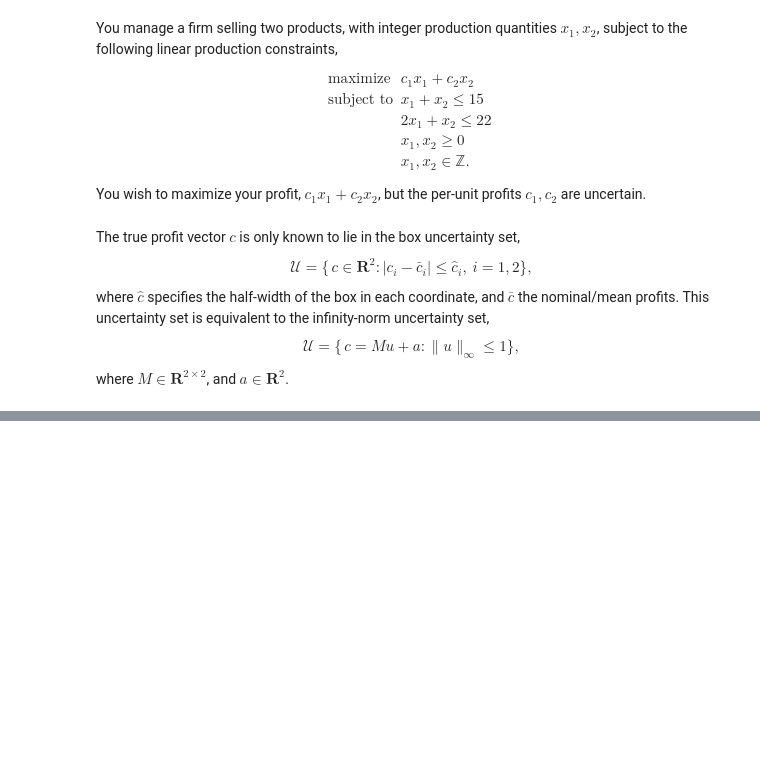
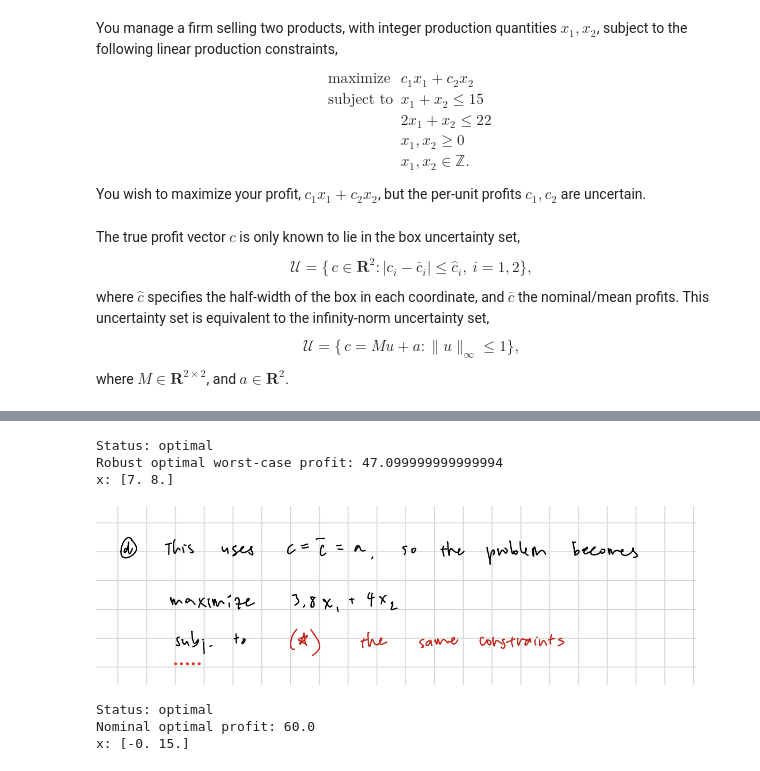
Before and after one commit to andygcui/orf307_pset8, a Jupyter notebook: Homework 8.ipynb, the cells around one changed output, grey strips where cells are left out. Saved outputs shown, nothing was run; the diff lists cells and outputs as text; code cells hidden in the pictures; blank space fills up the shorter version.

```diff
--- a/Homework 8.ipynb
+++ b/Homework 8.ipynb
@@ -118,0 +114,53 @@ e) Solve the LP relaxation of the nominal problem (from part (d)) using cvxpy. P
+# %%
+import cvxpy as cp
+import numpy as np
+
+a = np.array([3.8, 4.0])
+M = np.array([[0.5, 0.0],
+              [0.0, 1.0]])
+
+x = cp.Variable(2, integer=True)
+
+objective = cp.Maximize(a @ x - cp.norm(M.T @ x, 1))
+
+constraints = [
+    x[0] + x[1] <= 15,
+    2*x[0] + x[1] <= 22,
+    x >= 0
+]
+
+prob = cp.Problem(objective, constraints)
+prob.solve(solver=cp.SCIPY)
+
+print("Status:", prob.status)
+print("Robust optimal worst-case profit:", prob.value)
+print("x:", np.round(x.value))
+# %% [output]
+Status: optimal
+Robust optimal worst-case profit: 47.099999999999994
+x: [7. 8.]
+# %%
+display(Image("3d.png", width=600))
+# %% [output]
+[figure, added]
+# %%
+x_nom = cp.Variable(2, integer=True)
+
+objective_nom = cp.Maximize(a @ x_nom)
+
+constraints_nom = [
+    x_nom[0] + x_nom[1] <= 15,
+    2*x_nom[0] + x_nom[1] <= 22,
+    x_nom >= 0
+]
+
+prob_nom = cp.Problem(objective_nom, constraints_nom)
+prob_nom.solve(solver=cp.SCIPY)
+
+print("Status:", prob_nom.status)
+print("Nominal optimal profit:", prob_nom.value)
+print("x:", np.round(x_nom.value))
+# %% [output]
+Status: optimal
+Nominal optimal profit: 60.0
+x: [-0. 15.]
```
Also changed, not shown: parts of 20 cells of this notebook.
